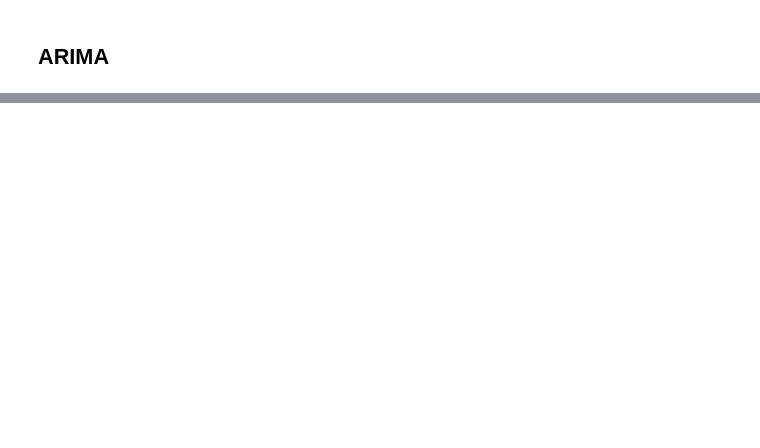
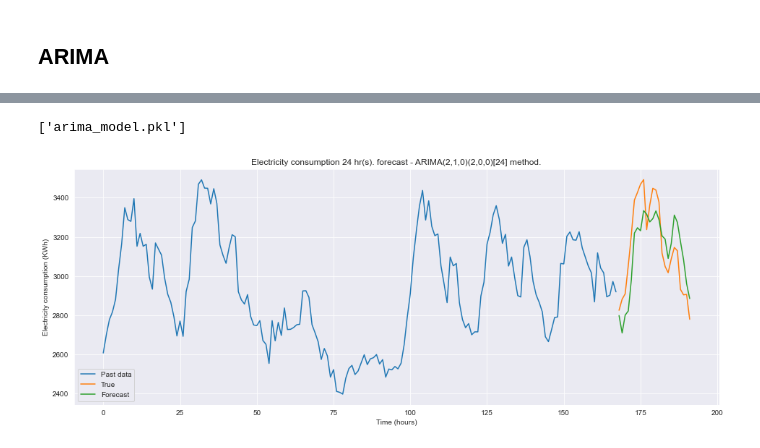
Before and after one commit to andresC98/TSF_Transformers_TFM, a Jupyter notebook: code_notebooks/[TFM] Classical Forecasting Models - Traffic & Electricity Benchmarks.ipynb, the cells around one changed output, grey strips where cells are left out. Drawn from its saved outputs; the diff is of its cells as text; code cells hidden in the pictures; blank space fills up the shorter version.

Commit message:
Finished Electr. ARIMA, SES and Holt methods first tests

```diff
--- a/code_notebooks/[TFM] Classical Forecasting Models - Traffic & Electricity Benchmarks.ipynb
+++ b/code_notebooks/[TFM] Classical Forecasting Models - Traffic & Electricity Benchmarks.ipynb
@@ -43,3 +30,27 @@ def plot_prediction(fitted_model, forecast_t, date_range, train_data, test_data,
+# %%
+# Defining time indexes.
+last_week = -168 # last 168 hours (7 days) of training data. Plotted data starts here
+next_day = 24
+next_4_days = 24*4
+next_week = 24* 7
+# %%
+# Creating a custom function for forecast predictions
+def plot_electr_forecast(train_data, test_data, pred_data, forecast_t, forecast_method):
+    """
+    train_data: ndarray containing the data used for fitting the forecast model.
+    test_data: ndarray containing the reserved test data.
+    pred_data: ndarray containing the forecast for <forecast_t> hours.
+    forecast_t: int with the number of hours of forecast.
+    forecast_method: str with model name (for labelling plot).
+    """
+    plt.plot(train_data[last_week:], label='Past data')
+    plt.plot([None for i in train_data[last_week:]] + [x for x in test_data[:forecast_t]], label='True')
+    plt.plot([None for i in train_data[last_week:]] + [x for x in pred_data[:forecast_t]], label='Forecast')
+    plt.title(f"Electricity consumption {str(forecast_t)} hr(s). forecast - {forecast_method} method.")
+    plt.ylabel("Electricity consumption (KWh)")
+    plt.xlabel("Time (hours)")
+    plt.legend()
+    plt.show();
 # %% [markdown]
 # Electricity Dataset
 # %% [markdown]
@@ -86,0 +92,8 @@ test_data = data[end_t_train:end_t_train+forecast_t]
+# %%
+data = electr_df["320"].values # We will pick this particular series for the experiment
+
+train_size = int(len(data) * 0.7) # 70% of the data (past)
+train, test = data[0:train_size], data[train_size:len(data)]
+print('Number of observations: %d (hours)' % (len(data)))
+print('Num. of Training Observations: %d (hours)' % (len(train)))
+print('Num. of Test Observations: %d (hours)' % (len(test)))
@@ -131,0 +116,2 @@ plot_prediction(ar24, 24, date_plot, train_data, test_data, "peuwb")
+# %%
+model = pm.auto_arima(train[:-365*24], m=24, trace=True,random_state=42) #hourly freq.
@@ -131,0 +136,12 @@ plot_prediction(ar24, 24, date_plot, train_data, test_data, "peuwb")
+# %%
+# save model to disk:
+import joblib
+joblib.dump(model, "arima_model.pkl", compress=3)
+#model = joblib.load("arima_model.pkl")
+# %% [output]
+['arima_model.pkl']
+# %%
+forecast_1day_ARIMA = model.predict(next_day)
+plot_electr_forecast(train, test, forecast_1day_ARIMA, next_day, "ARIMA(2,1,0)(2,0,0)[24]")
+# %% [output]
+[figure, added]
```
Also changed, not shown: parts of 37 cells of this notebook.
